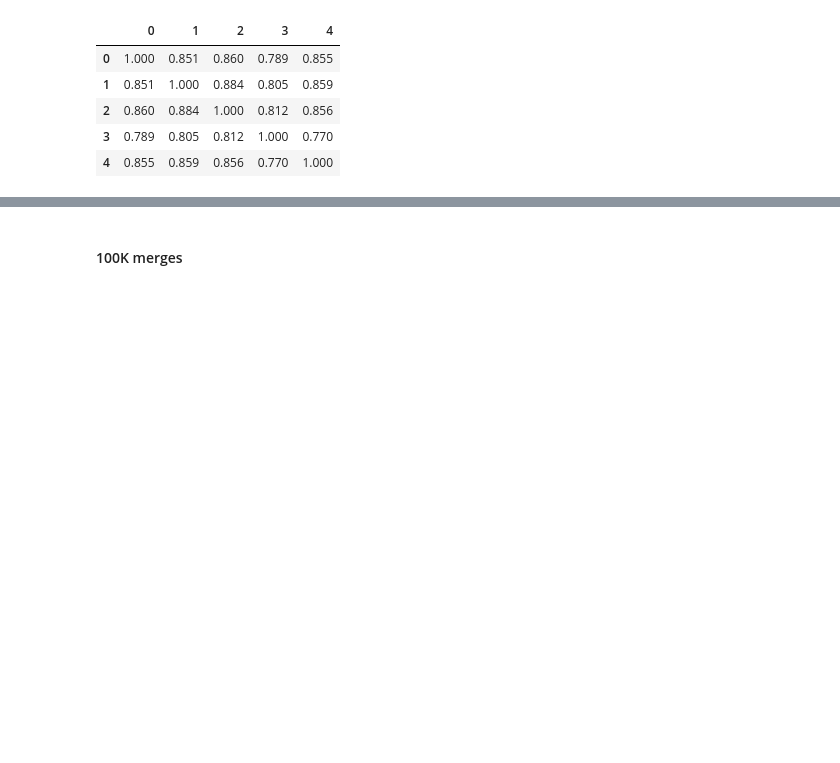
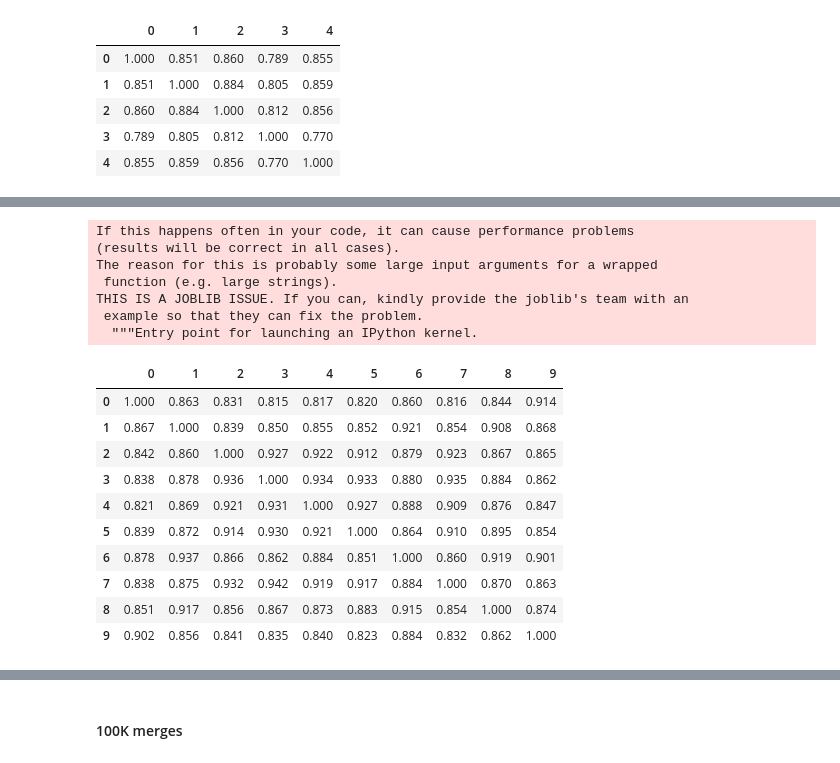
Before and after one commit to hlibbabii/log-recommender-dataprep, a Jupyter notebook: metrics/results.ipynb, the cells around one changed output, grey strips where cells are left out. Cells and saved outputs as stored; diff of their text form; code cells hidden in the pictures; blank space fills up the shorter version.

```diff
--- a/metrics/results.ipynb
+++ b/metrics/results.ipynb
@@ -278,0 +331,22 @@ DataFrame(m).round(3)
+# %%
+m=cooccurence_matrix(first_n_merges(full_merges_list_10_nocase, 1000), first_n_merges(full_merges_list_10_nocase, 5000))
+DataFrame(m).round(3)
+# %% [output]
+If this happens often in your code, it can cause performance problems
+(results will be correct in all cases).
+The reason for this is probably some large input arguments for a wrapped
+ function (e.g. large strings).
+THIS IS A JOBLIB ISSUE. If you can, kindly provide the joblib's team with an
+ example so that they can fix the problem.
+  """Entry point for launching an IPython kernel.
+|  | 0 | 1 | 2 | 3 | 4 | 5 | 6 | 7 | 8 | 9 |
+| 0 | 1.000 | 0.863 | 0.831 | 0.815 | 0.817 | 0.820 | 0.860 | 0.816 | 0.844 | 0.914 |
+| 1 | 0.867 | 1.000 | 0.839 | 0.850 | 0.855 | 0.852 | 0.921 | 0.854 | 0.908 | 0.868 |
+| 2 | 0.842 | 0.860 | 1.000 | 0.927 | 0.922 | 0.912 | 0.879 | 0.923 | 0.867 | 0.865 |
+| 3 | 0.838 | 0.878 | 0.936 | 1.000 | 0.934 | 0.933 | 0.880 | 0.935 | 0.884 | 0.862 |
+| 4 | 0.821 | 0.869 | 0.921 | 0.931 | 1.000 | 0.927 | 0.888 | 0.909 | 0.876 | 0.847 |
+| 5 | 0.839 | 0.872 | 0.914 | 0.930 | 0.921 | 1.000 | 0.864 | 0.910 | 0.895 | 0.854 |
+| 6 | 0.878 | 0.937 | 0.866 | 0.862 | 0.884 | 0.851 | 1.000 | 0.860 | 0.919 | 0.901 |
+| 7 | 0.838 | 0.875 | 0.932 | 0.942 | 0.919 | 0.917 | 0.884 | 1.000 | 0.870 | 0.863 |
+| 8 | 0.851 | 0.917 | 0.856 | 0.867 | 0.873 | 0.883 | 0.915 | 0.854 | 1.000 | 0.874 |
+| 9 | 0.902 | 0.856 | 0.841 | 0.835 | 0.840 | 0.823 | 0.884 | 0.832 | 0.862 | 1.000 |
```
Also changed, not shown: parts of 71 cells of this notebook, 2 other files.
